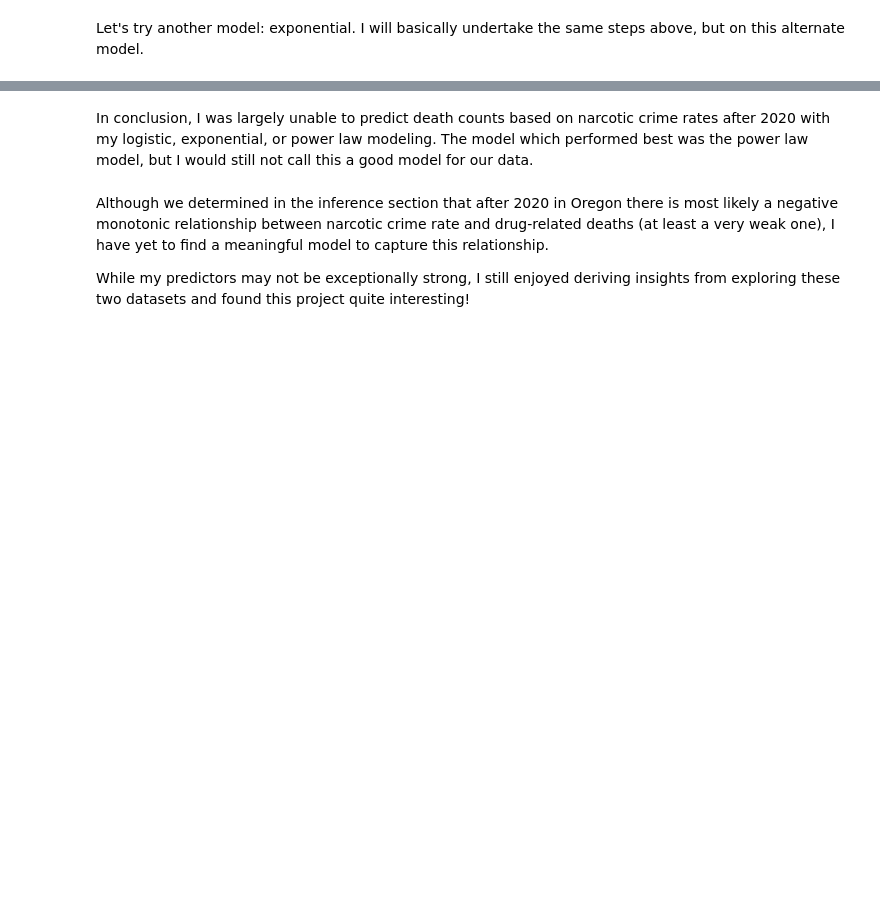
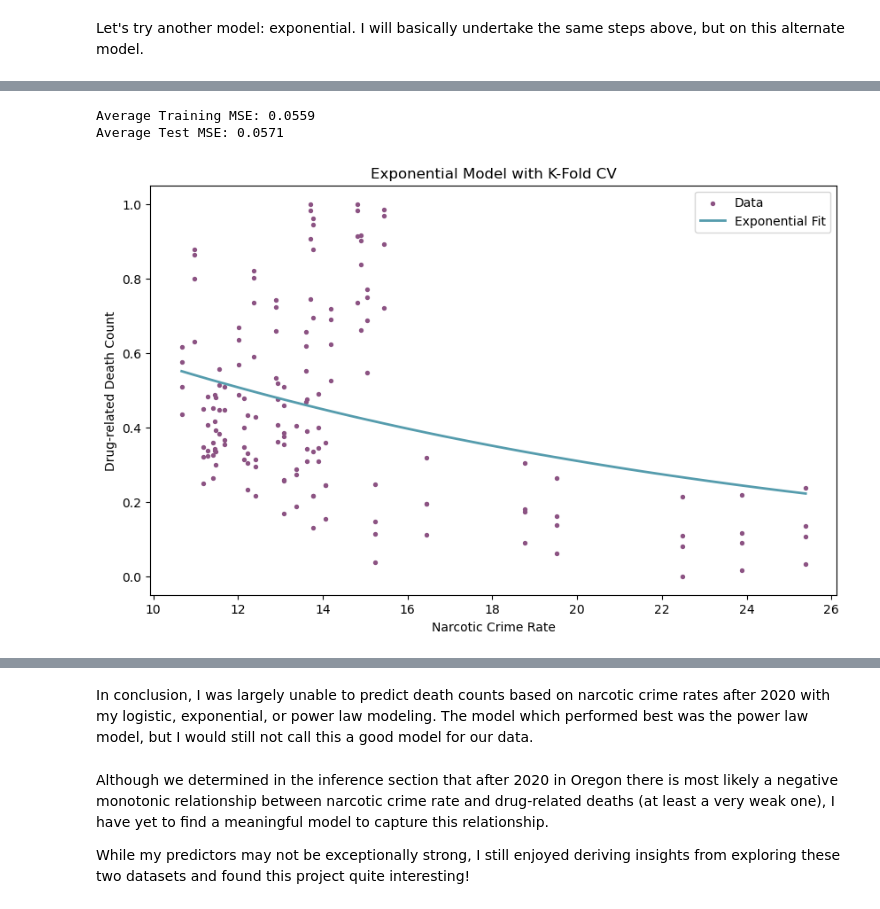
Before and after one commit to mmyyyriahhh/Drug-Decriminalization, a Jupyter notebook: Drug/Proj2.ipynb, the cells around one changed output, grey strips where cells are left out. Saved outputs shown, nothing was run; the diff lists cells and outputs as text; code cells hidden in the pictures; blank space fills up the shorter version.

```diff
--- a/Drug/Proj2.ipynb
+++ b/Drug/Proj2.ipynb
@@ -996,0 +961,80 @@ The mean squared error of our exponential model is: 0.05596299233092075
+# %%
+import numpy as np
+import matplotlib.pyplot as plt
+from scipy.optimize import minimize
+from sklearn.model_selection import KFold
+from sklearn.metrics import mean_squared_error
+
+# Load data
+x = oregon_post_law['oregon'].values
+y = oregon_post_law['normalized_death'].values
+
+# Define Exponential Model
+def exponential_model(params, x):
+    a, b = params
+    return a * np.exp(b * x)
+
+# Define MSE Loss Function for Exponential Model
+def exp_loss_function(params, x, y):
+    predictions = exponential_model(params, x)
+    mse = np.mean((y - predictions) ** 2)
+    return mse
+
+# K-Fold Cross-Validation (K=5)
+kf = KFold(n_splits=5, shuffle=True, random_state=42)
+
+train_mse_scores = []
+test_mse_scores = []
+
+# Initial guess for parameters (a, b)
+initial_params = [10, 0]
+
+for train_index, test_index in kf.split(x):
+    x_train, x_test = x[train_index], x[test_index]
+    y_train, y_test = y[train_index], y[test_index]
+
+    # Optimize model parameters for this fold
+    result = minimize(exp_loss_function, initial_params, args=(x_train, y_train), method='BFGS')
+    optimal_a, optimal_b = result.x
+
+    # Predict on training and test sets
+    y_train_pred = exponential_model([optimal_a, optimal_b], x_train)
+    y_test_pred = exponential_model([optimal_a, optimal_b], x_test)
+
+    # Compute MSE
+    train_mse = mean_squared_error(y_train, y_train_pred)
+    test_mse = mean_squared_error(y_test, y_test_pred)
+
+    train_mse_scores.append(train_mse)
+    test_mse_scores.append(test_mse)
+
+# Compute average MSE for training and test sets
+average_train_mse = np.mean(train_mse_scores)
+average_test_mse = np.mean(test_mse_scores)
+
+print(f"Average Training MSE: {average_train_mse:.4f}")
+print(f"Average Test MSE: {average_test_mse:.4f}")
+
+# Fit Final Model on Full Dataset
+final_result = minimize(exp_loss_function, initial_params, args=(x, y), method='BFGS')
+optimal_a_final, optimal_b_final = final_result.x
+
+# Generate predictions for plotting
+x_range = np.linspace(min(x), max(x), 100)
+y_pred = exponential_model([optimal_a_final, optimal_b_final], x_range)
+
+# Plot the results
+plt.figure(figsize=(10, 6))
+plt.scatter(x, y, label='Data', s=8, color='#8C5383')
+plt.plot(x_range, y_pred, label='Exponential Fit', color='#559CAD', linewidth=2)
+plt.xlabel('Narcotic Crime Rate')
+plt.ylabel('Drug-related Death Count')
+plt.title('Exponential Model with K-Fold CV')
+plt.legend()
+plt.show()
+
+print(f"Final Model Parameters: a = {optimal_a_final:.4f}, b = {optimal_b_final:.4f}")
+# %% [output]
+Average Training MSE: 0.0559
+Average Test MSE: 0.0571
+[figure, added]
```
Also changed, not shown: parts of 29 cells of this notebook, 2 other files.
